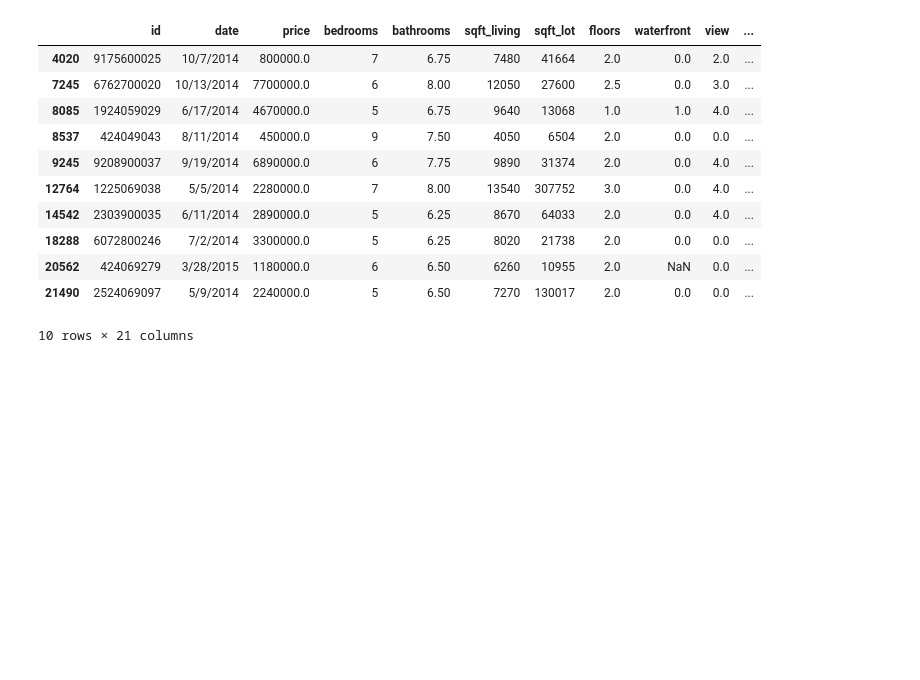
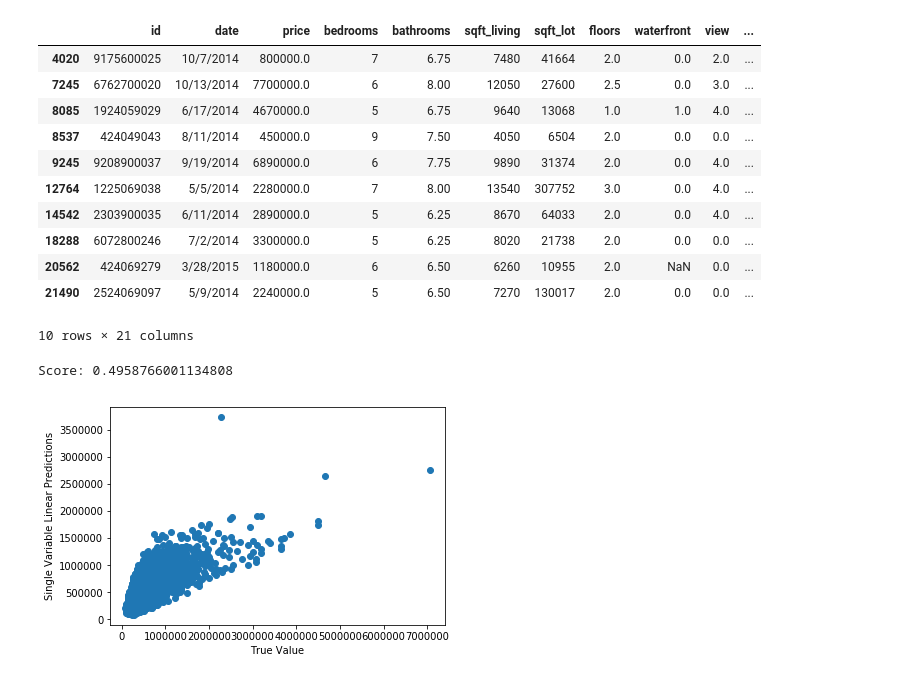
Before and after one commit to nkacoroski/dsc-1-final-project, a Jupyter notebook: natasha_back_up.ipynb, the cells around one changed output. Drawn from its saved outputs; the diff is of its cells as text; code cells hidden in the pictures; blank space fills up the shorter version.

Commit message:
add linreg for single var. sqft vs price

```diff
--- a/natasha_back_up.ipynb
+++ b/natasha_back_up.ipynb
@@ -312,3 +300,22 @@ df.loc[df['bathrooms'] > 6]
 | 20562 | 424069279 | 3/28/2015 | 1180000.0 | 6 | 6.50 | 6260 | 10955 | 2.0 | NaN | 0.0 | ... |
 | 21490 | 2524069097 | 5/9/2014 | 2240000.0 | 5 | 6.50 | 7270 | 130017 | 2.0 | 0.0 | 0.0 | ... |
 10 rows × 21 columns
+# %%
+from sklearn.linear_model import LinearRegression
+
+possible_single_var = ['sqft_living', 'sqft_above', 'sqft_living15']
+#for col in possible_single_var:
+y = df[['price']]
+X = df[['sqft_living']]
+X_train, X_test, y_train, y_test = sk.model_selection.train_test_split(X, y, test_size=0.3)
+linreg = LinearRegression()
+model = linreg.fit(X_train, y_train)
+predictions = linreg.predict(X_test)
+
+plt.scatter(y_test, predictions)
+plt.xlabel(f"True Value")
+plt.ylabel(f"Single Variable Linear Predictions")
+print("Score:", model.score(X_test, y_test))
+# %% [output]
+Score: 0.4958766001134808
+[figure, added]
```
Also changed, not shown: parts of 3 cells of this notebook, 1 other file.
